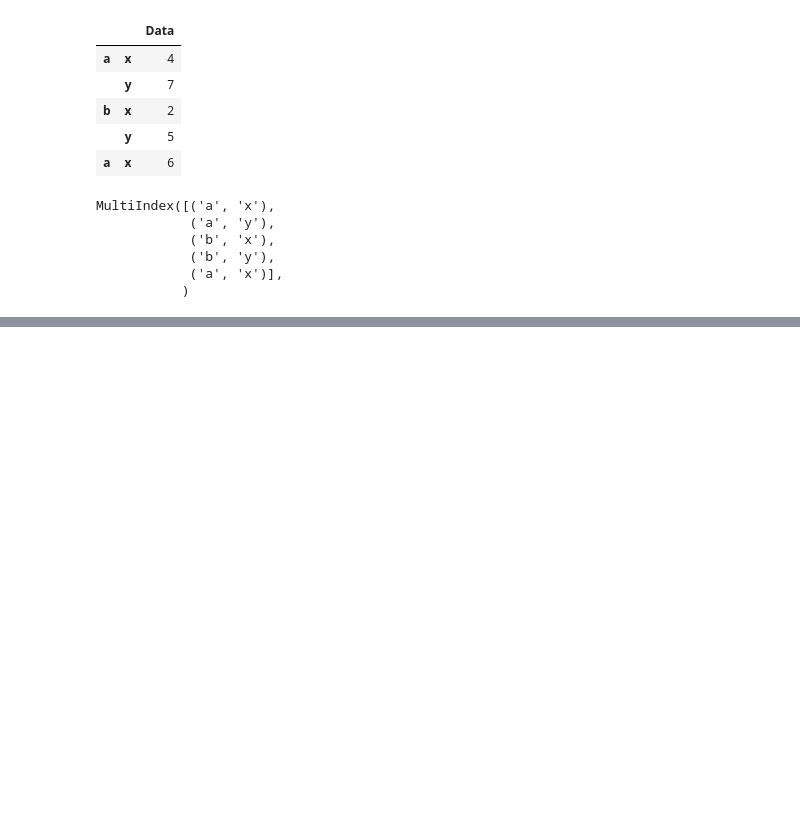
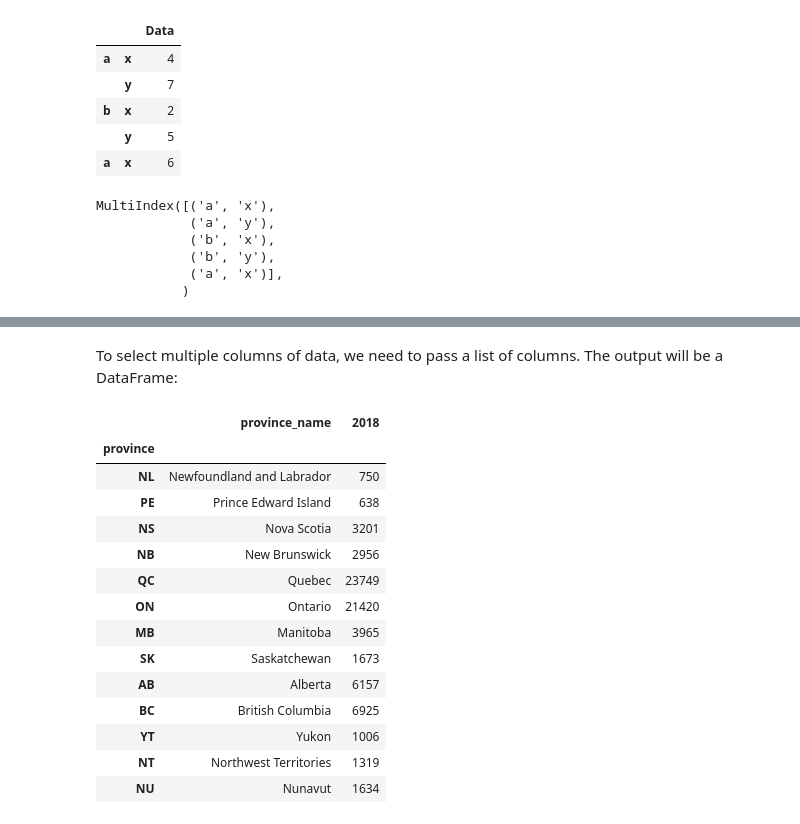
Before and after one commit to IgaMeddie/Data_Science_101, a Jupyter notebook: pandas_101.ipynb, the cells around one changed output, grey strips where cells are left out. Cells and saved outputs as stored; diff of their text form; code cells hidden in the pictures; blank space fills up the shorter version.

Commit message:
Slicing and indexing a DataFrame

```diff
--- a/pandas_101.ipynb
+++ b/pandas_101.ipynb
@@ -494,0 +543,20 @@ MultiIndex([('a', 'x'),
+# %% [markdown]
+To select multiple columns of data, we need to pass a list of columns. The output will be a DataFrame:
+# %%
+prov_support[['province_name', '2018']]
+# %% [output]
+|  | province_name | 2018 |
+| province |  |  |
+| NL | Newfoundland and Labrador | 750 |
+| PE | Prince Edward Island | 638 |
+| NS | Nova Scotia | 3201 |
+| NB | New Brunswick | 2956 |
+| QC | Quebec | 23749 |
+| ON | Ontario | 21420 |
+| MB | Manitoba | 3965 |
+| SK | Saskatchewan | 1673 |
+| AB | Alberta | 6157 |
+| BC | British Columbia | 6925 |
+| YT | Yukon | 1006 |
+| NT | Northwest Territories | 1319 |
+| NU | Nunavut | 1634 |
```
Also changed, not shown: parts of 10 cells of this notebook.
